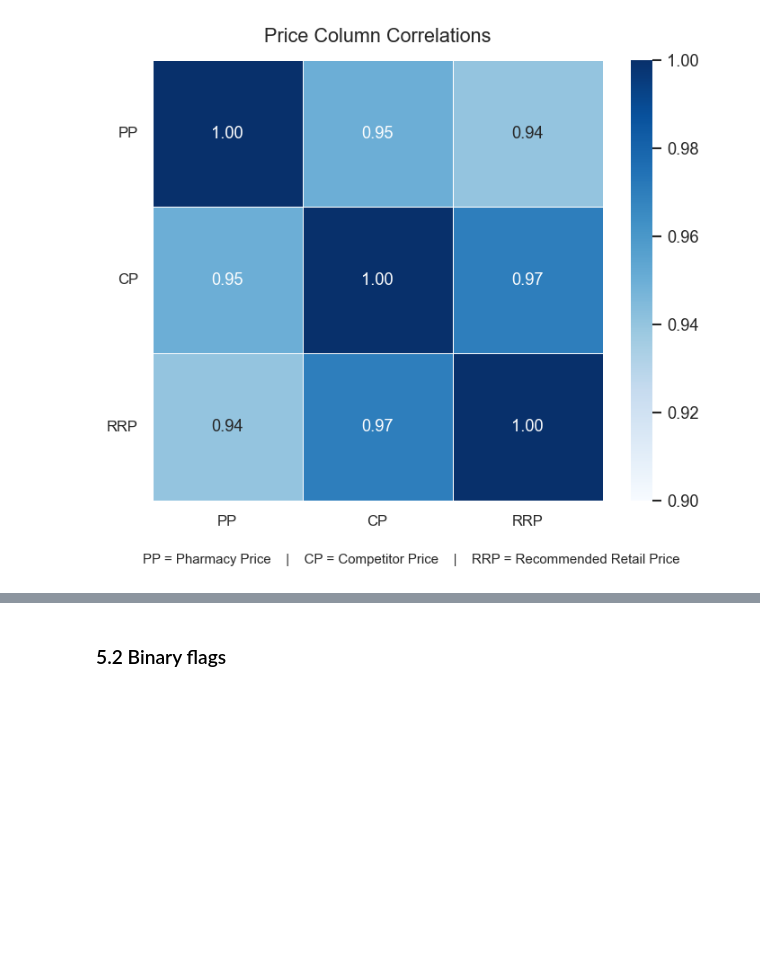
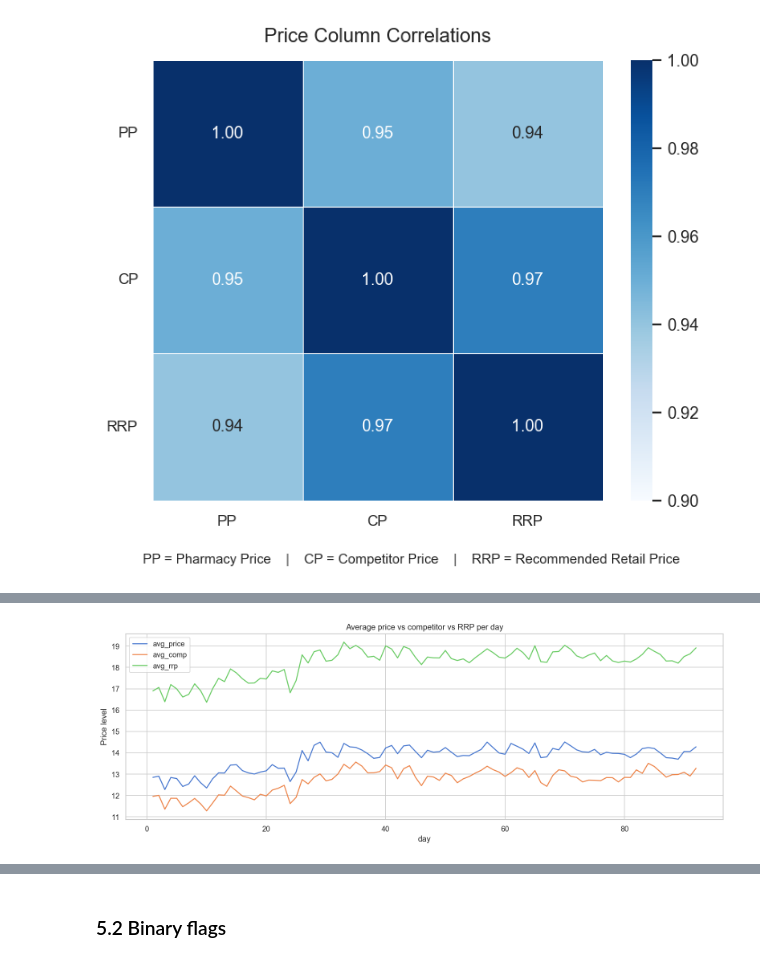
Before and after one commit to Happydeath97/analyticalProjectProductPricing, a Jupyter notebook: notebooks/EDA/EDA_Master.ipynb, the cells around one changed output, grey strips where cells are left out. Cells and saved outputs as stored; diff of their text form; code cells hidden in the pictures; blank space fills up the shorter version.

Commit message:
Update with price to rrp ratio and price changes during a day

```diff
--- a/notebooks/EDA/EDA_Master.ipynb
+++ b/notebooks/EDA/EDA_Master.ipynb
@@ -593,0 +654,24 @@ plt.show()
+# %%
+# 5.1.9 Average Pharmacy Price, Competitor Price and RRP per Day
+
+df["above_rrp_abs"] = df["price"] - df["rrp"]  # CHF above/below
+df["above_rrp_pct"] = df["price"] / df["rrp"] - 1  # % above/below (e.g. 0.05 = +5%)
+by_day = (
+    df.groupby("day")
+    .agg(
+        avg_price=("price", "mean"),
+        avg_comp=("competitorPrice", "mean"),  # ignores NaN automatically
+        avg_rrp=("rrp", "mean"),
+        avg_above_rrp_abs=("above_rrp_abs", "mean"),
+        avg_above_rrp_pct=("above_rrp_pct", "mean"),
+        n=("lineID", "count"),
+    )
+    .reset_index()
+)
+
+ax = by_day.plot(x="day", y=["avg_price", "avg_comp", "avg_rrp"], figsize=(16, 5))
+ax.set_title("Average price vs competitor vs RRP per day")
+ax.set_ylabel("Price level")
+plt.show()
+# %% [output]
+[figure, added]
```
Also changed, not shown: parts of 18 cells of this notebook.
